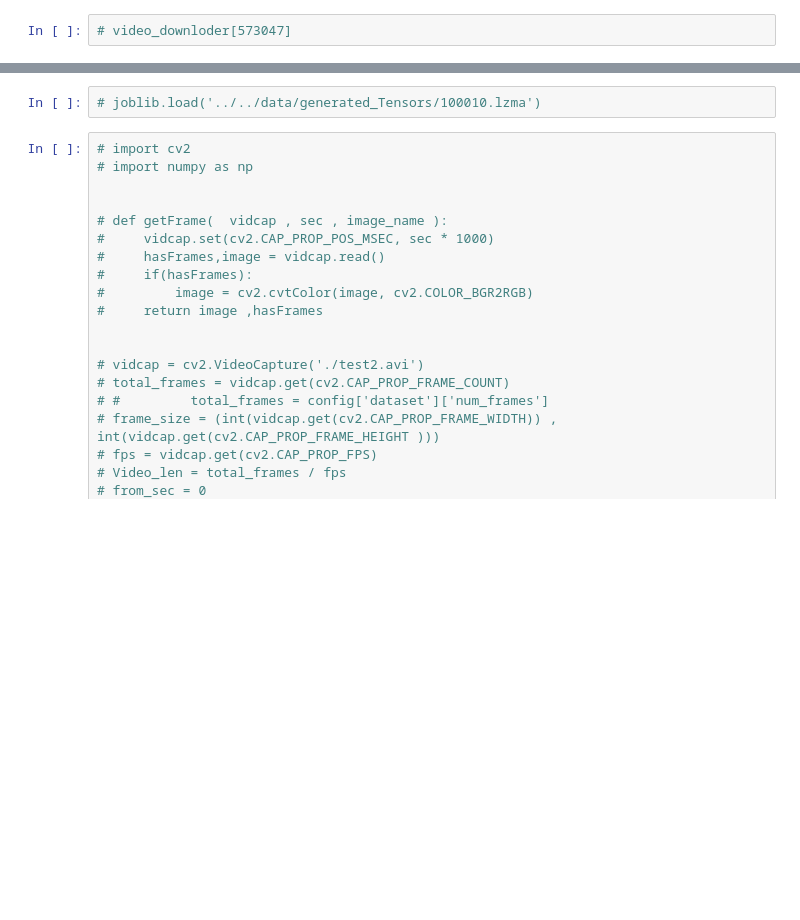
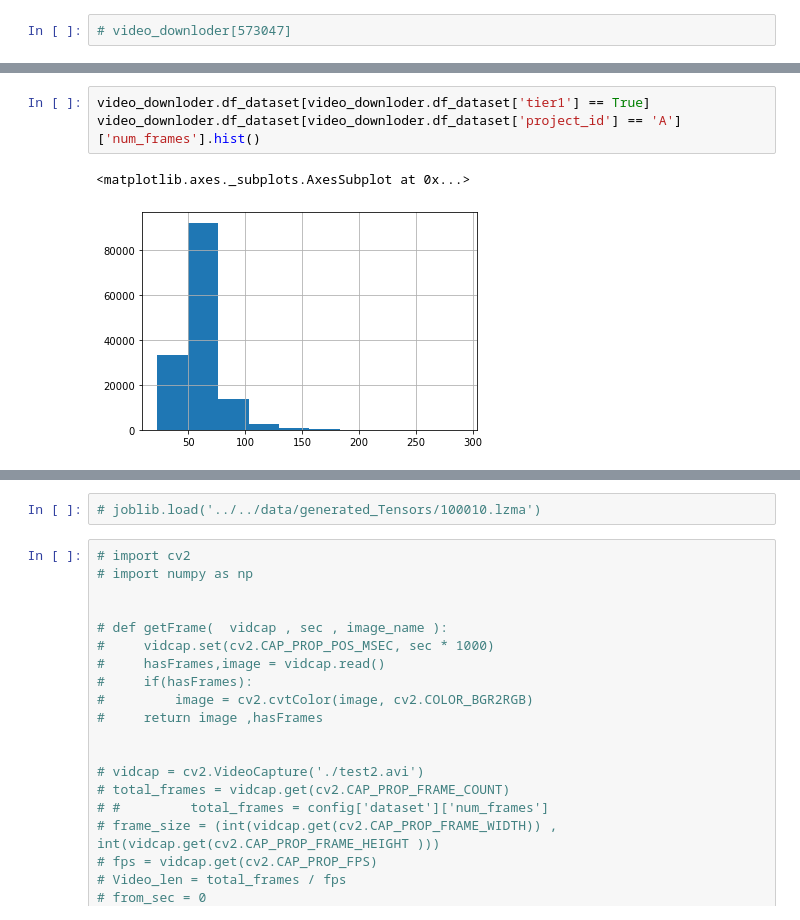
Before and after one commit to Alibhji/Clog-Loss-Advance-Alzheimer-s-Research, a Jupyter notebook: notebook/5-Dataset_genrator_download_and_save.ipynb, the cells around one changed output, grey strips where cells are left out. Saved outputs shown, nothing was run; the diff lists cells and outputs as text; blank space fills up the shorter version.

```diff
--- a/notebook/5-Dataset_genrator_download_and_save.ipynb
+++ b/notebook/5-Dataset_genrator_download_and_save.ipynb
@@ -235,0 +364,6 @@ KeyboardInterrupt:
+# %%
+video_downloder.df_dataset[video_downloder.df_dataset['tier1'] == True]
+video_downloder.df_dataset[video_downloder.df_dataset['project_id'] == 'A']['num_frames'].hist()
+# %% [output]
+<matplotlib.axes._subplots.AxesSubplot at 0x...>
+[figure, added]
```
Also changed, not shown: parts of 12 cells of this notebook, 4 other files.
